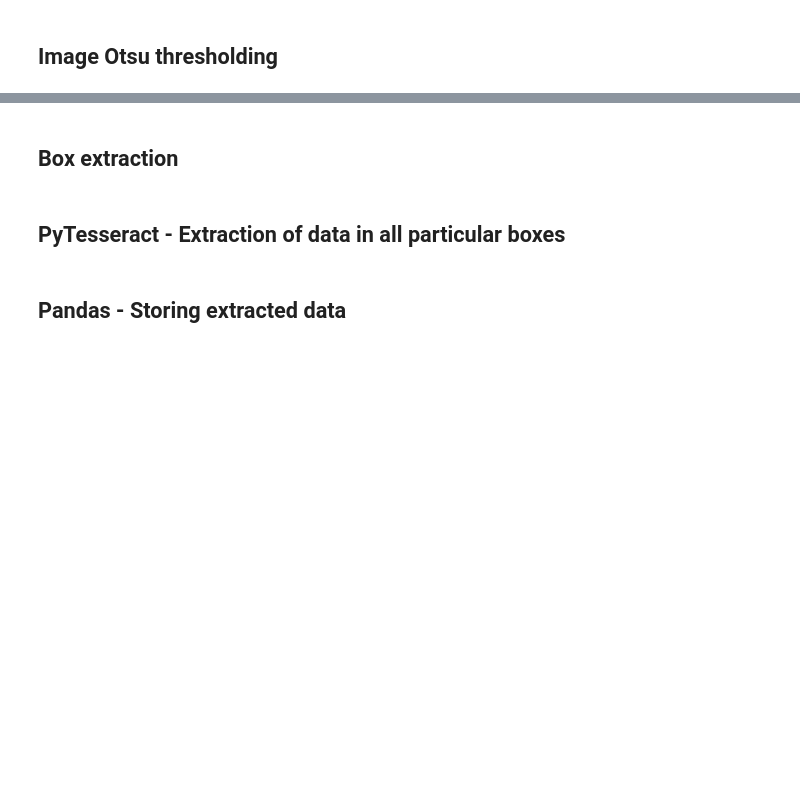
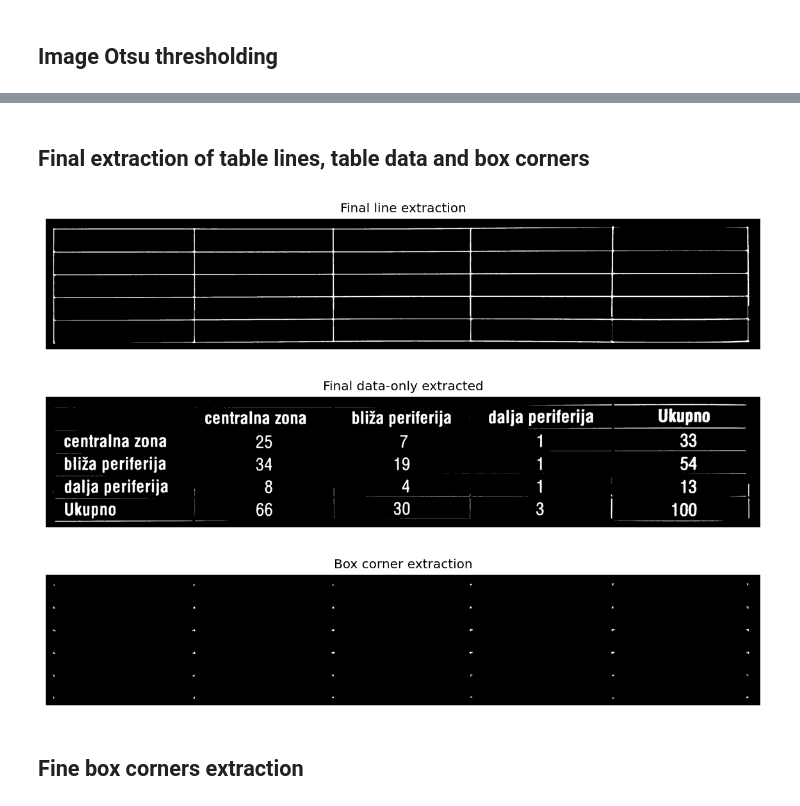
Before and after one commit to dmjovan/Table-Image-OCR-Data-Extraction, a Jupyter notebook: table_extraction.ipynb, the cells around one changed output, grey strips where cells are left out. Drawn from its saved outputs; the diff is of its cells as text; code cells hidden in the pictures; blank space fills up the shorter version.

```diff
--- a/table_extraction.ipynb
+++ b/table_extraction.ipynb
@@ -154,6 +222,37 @@ True
+# %% [markdown]
+## Final extraction of table lines, table data and box corners
+# %%
+final_extracted_lines = (img_hor+img_ver)*img_otsu
+final_extracted_corners = (img_hor*img_ver)*img_otsu
+
+kernel_len = 3
+kernel = (1/(kernel_len**2))*np.ones((kernel_len, kernel_len))
+
+final_extracted_corners = skimage.filters.median(final_extracted_corners, kernel)
+final_extracted_corners[final_extracted_corners>0] = 1
+
+final_data = img_otsu*(1-final_extracted_lines)
+
+figure(figsize = (12, 12), dpi = 120);
+imshow(final_extracted_lines, cmap='gray',  vmin = 0, vmax = 1)
+plt.title('Final line extraction')
+plt.axis('off')
+plt.show()
+
+figure(figsize = (12, 12), dpi = 120);
+imshow(final_data, cmap='gray',  vmin = 0, vmax = 1)
+plt.title('Final data-only extracted')
+plt.axis('off')
+plt.show()
+
+figure(figsize = (12, 12), dpi = 120);
+imshow(final_extracted_corners, cmap='gray',  vmin = 0, vmax = 1)
+plt.title('Box corner extraction')
+plt.axis('off')
+plt.show()
+# %% [output]
+[figure, added]
+[figure, added]
+[figure, added]
 # %% [markdown]
-## Box extraction
+## Fine box corners extraction
-# %% [markdown]
-## PyTesseract - Extraction of data in all particular boxes
-# %% [markdown]
-## Pandas - Storing extracted data
```
Also changed, not shown: parts of 20 cells of this notebook, 33 other files.
